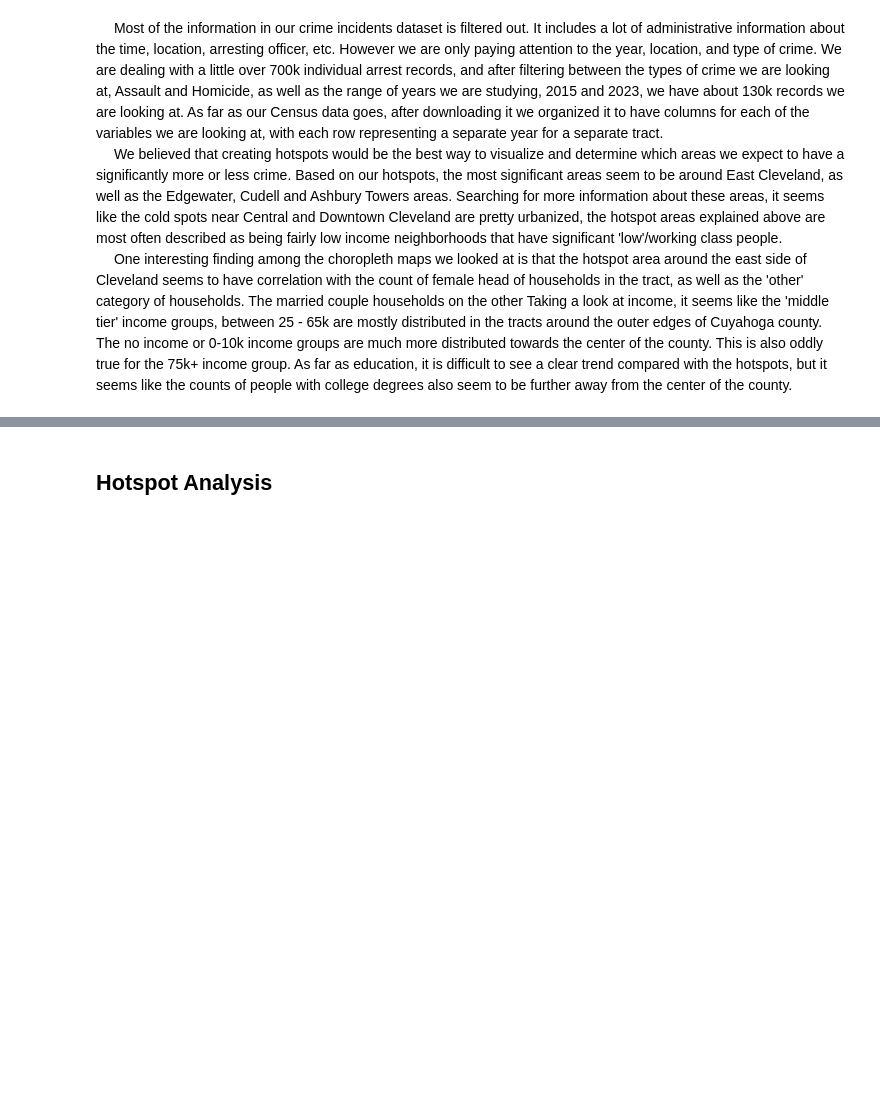
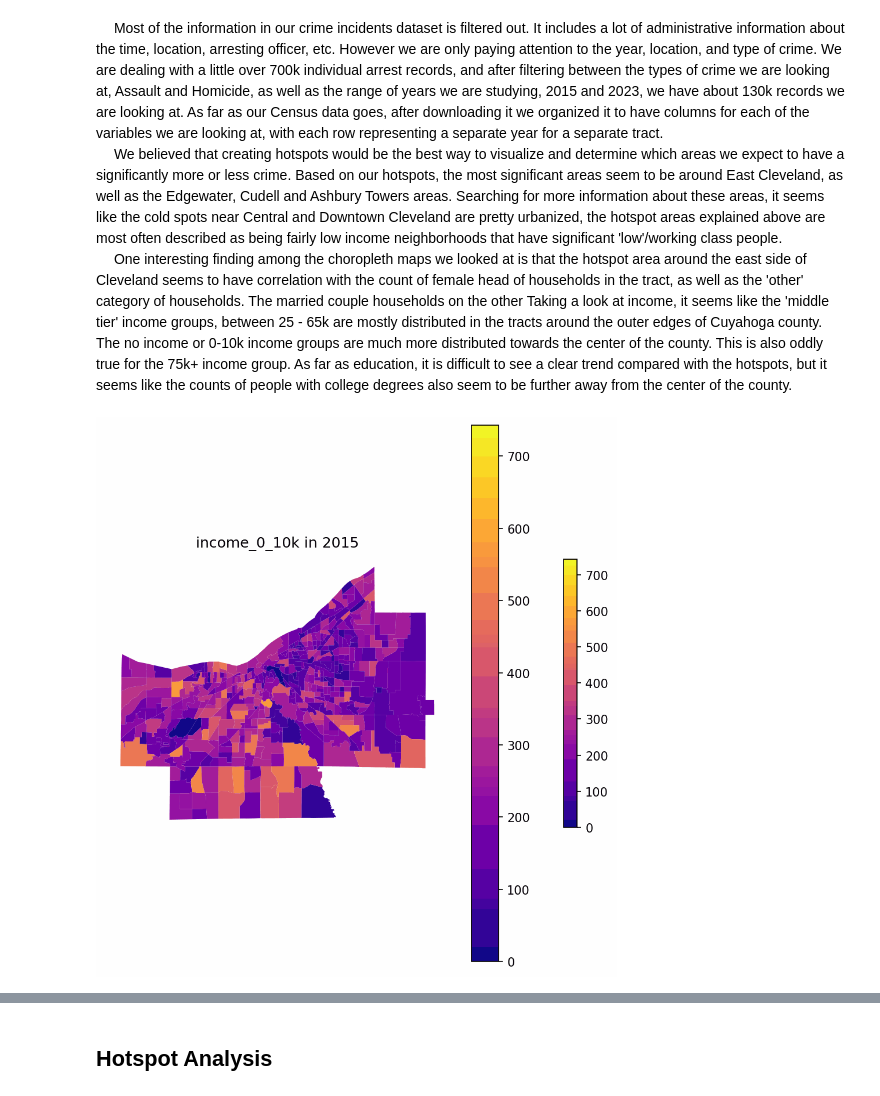
Before and after one commit to Neniflight/crime_forecast_in_cleveland, a Jupyter notebook: final_writeup.ipynb, the cells around one changed output, grey strips where cells are left out. Drawn from its saved outputs; the diff is of its cells as text; code cells hidden in the pictures; blank space fills up the shorter version.

```diff
--- a/final_writeup.ipynb
+++ b/final_writeup.ipynb
@@ -468,0 +471,6 @@ plt.hist(final_df['crime_count'], bins=15, edgecolor='black')
+# %%
+# Display 'data\maps\income_0_10k.gif' with ipython.display Image
+path = 'data/maps/income_0_10k.gif'
+Image(filename=path)
+# %% [output]
+[figure, added]
```
Also changed, not shown: parts of 4 cells of this notebook, 1 other file.
